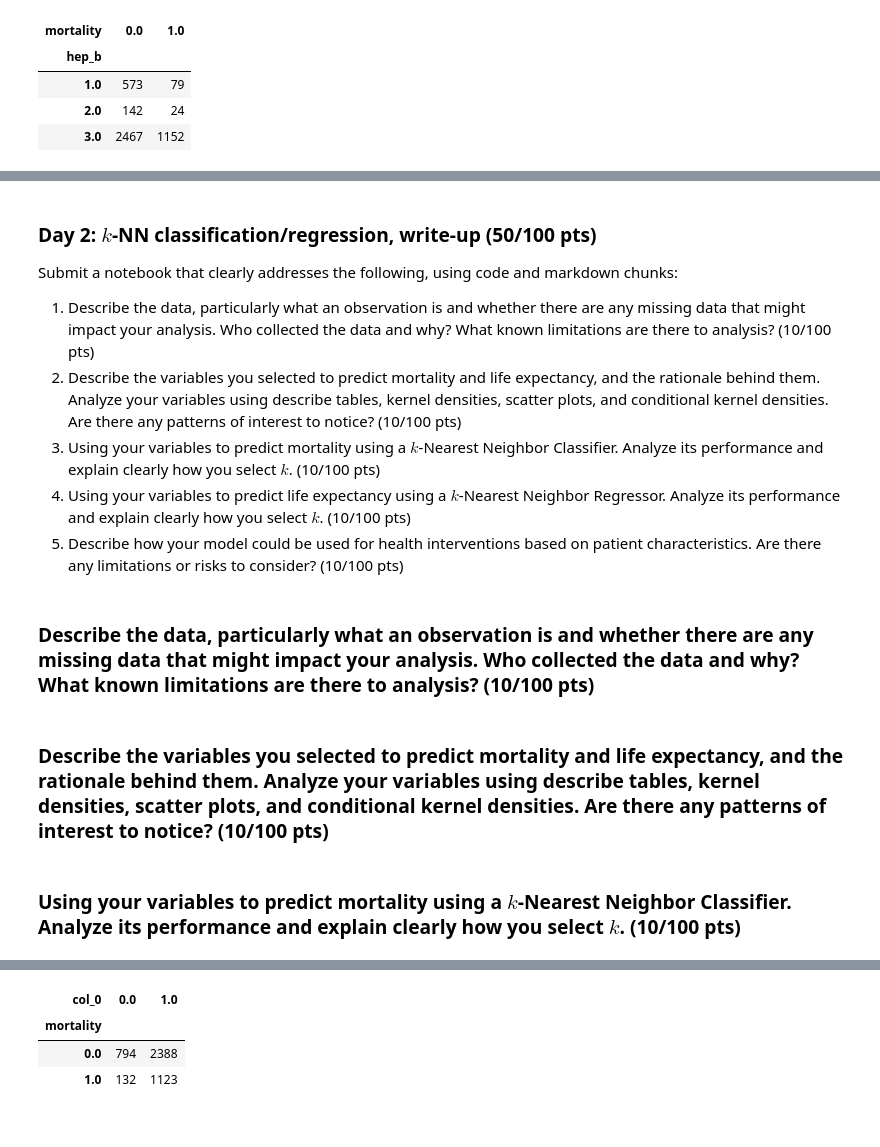
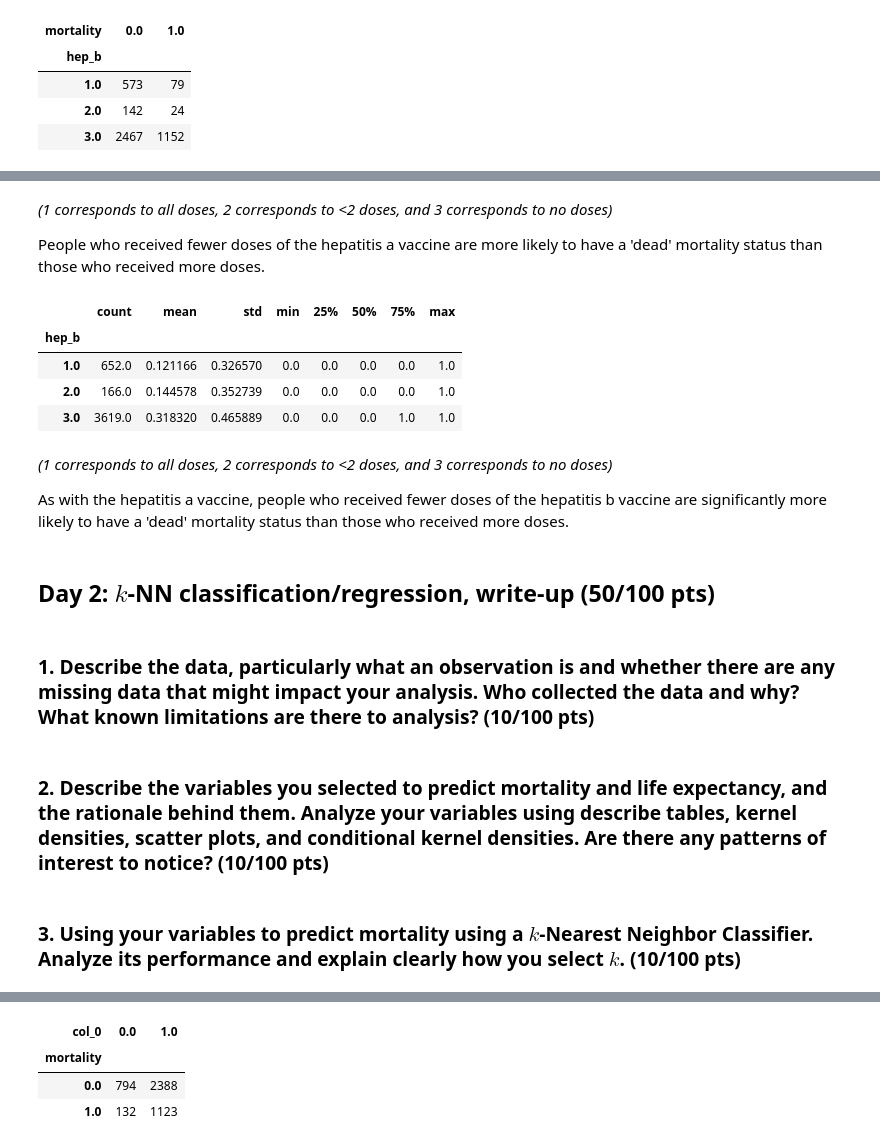
Before and after one commit to swt2vv/ds3021-project1, a Jupyter notebook: project_1_bsds.ipynb, the cells around one changed output, grey strips where cells are left out. Drawn from its saved outputs; the diff is of its cells as text; code cells hidden in the pictures.

```diff
--- a/project_1_bsds.ipynb
+++ b/project_1_bsds.ipynb
@@ -226,16 +270,24 @@ add more eda stuff here
+# %% [markdown]
+*(1 corresponds to all doses, 2 corresponds to <2 doses, and 3 corresponds to no doses)*
+
+People who received fewer doses of the hepatitis a vaccine are more likely to have a 'dead' mortality status than those who received more doses.
+# %%
+imq_mort_np.groupby('hep_b')['mortality'].describe()
+# %% [output]
+|  | count | mean | std | min | 25% | 50% | 75% | max |
+| hep_b |  |  |  |  |  |  |  |  |
+| 1.0 | 652.0 | 0.121166 | 0.326570 | 0.0 | 0.0 | 0.0 | 0.0 | 1.0 |
+| 2.0 | 166.0 | 0.144578 | 0.352739 | 0.0 | 0.0 | 0.0 | 0.0 | 1.0 |
+| 3.0 | 3619.0 | 0.318320 | 0.465889 | 0.0 | 0.0 | 0.0 | 1.0 | 1.0 |
+# %% [markdown]
+*(1 corresponds to all doses, 2 corresponds to <2 doses, and 3 corresponds to no doses)*
+
+As with the hepatitis a vaccine, people who received fewer doses of the hepatitis b vaccine are significantly more likely to have a 'dead' mortality status than those who received more doses.
 # %% [markdown]
-### Day 2: $k$-NN classification/regression, write-up (50/100 pts)
-
-Submit a notebook that clearly addresses the following, using code and markdown chunks:
-
-1. Describe the data, particularly what an observation is and whether there are any missing data that might impact your analysis. Who collected the data and why? What known limitations are there to analysis? (10/100 pts)
-2. Describe the variables you selected to predict mortality and life expectancy, and the rationale behind them. Analyze your variables using describe tables, kernel densities, scatter plots, and conditional kernel densities. Are there any patterns of interest to notice? (10/100 pts)
-3. Using your variables to predict mortality using a $k$-Nearest Neighbor Classifier. Analyze its performance and explain clearly how you select $k$. (10/100 pts)
-4. Using your variables to predict life expectancy using a $k$-Nearest Neighbor Regressor. Analyze its performance and explain clearly how you select $k$. (10/100 pts)
-5. Describe how your model could be used for health interventions based on patient characteristics. Are there any limitations or risks to consider? (10/100 pts)
+## Day 2: $k$-NN classification/regression, write-up (50/100 pts)
 # %% [markdown]
-### Describe the data, particularly what an observation is and whether there are any missing data that might impact your analysis. Who collected the data and why? What known limitations are there to analysis? (10/100 pts)
+### 1. Describe the data, particularly what an observation is and whether there are any missing data that might impact your analysis. Who collected the data and why? What known limitations are there to analysis? (10/100 pts)
 # %% [markdown]
-### Describe the variables you selected to predict mortality and life expectancy, and the rationale behind them. Analyze your variables using describe tables, kernel densities, scatter plots, and conditional kernel densities. Are there any patterns of interest to notice? (10/100 pts)
+### 2. Describe the variables you selected to predict mortality and life expectancy, and the rationale behind them. Analyze your variables using describe tables, kernel densities, scatter plots, and conditional kernel densities. Are there any patterns of interest to notice? (10/100 pts)
 # %% [markdown]
-### Using your variables to predict mortality using a $k$-Nearest Neighbor Classifier. Analyze its performance and explain clearly how you select $k$. (10/100 pts)
+### 3. Using your variables to predict mortality using a $k$-Nearest Neighbor Classifier. Analyze its performance and explain clearly how you select $k$. (10/100 pts)
```
Also changed, not shown: parts of 15 cells of this notebook.
